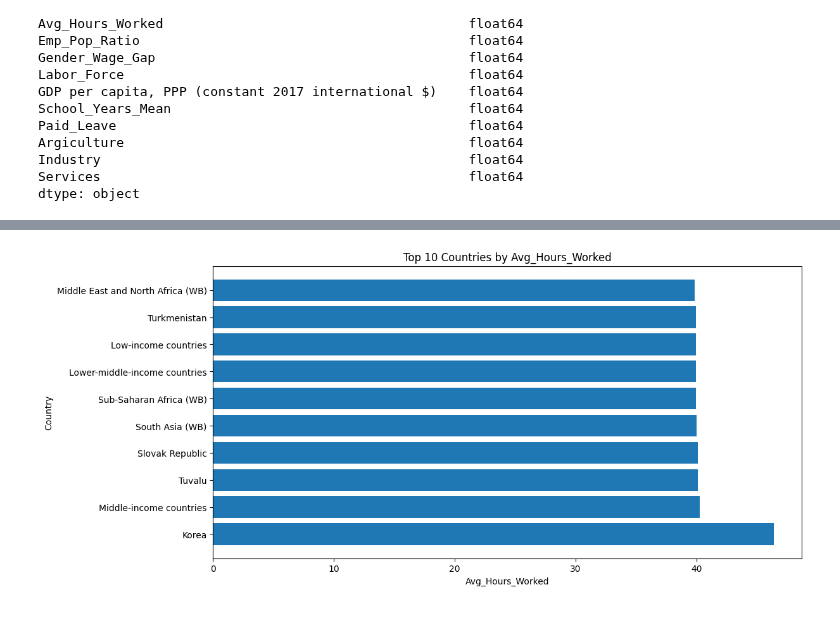
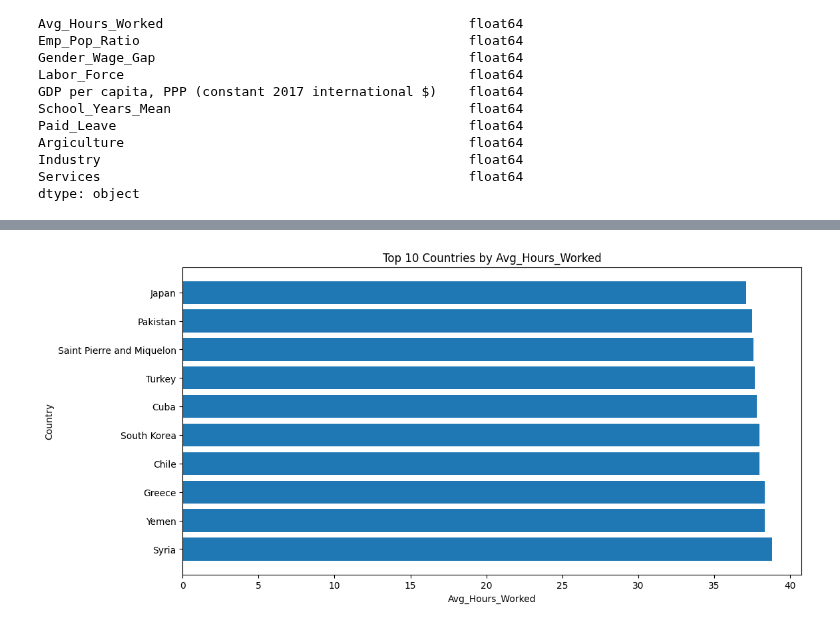
Before and after one commit to raishamaharrani/Project-3--Women-Wellbeing, a Jupyter notebook: professional_score.ipynb, the cells around one changed output, grey strips where cells are left out. Cells and saved outputs as stored; diff of their text form; code cells hidden in the pictures.

Commit message:
Null Values Imputed

```diff
--- a/professional_score.ipynb
+++ b/professional_score.ipynb
@@ -115,3 +135,5 @@ duplicates = merged_df.duplicated().sum()
 print(f"Number of duplicates: {duplicates}")
 # %% [output]
 Number of duplicates: 0
+# %%
+filtered_df = merged_df[merged_df['Code'].str.len()<=3]
@@ -186,12 +228,12 @@ from sklearn.preprocessing import OneHotEncoder
 
 # Impute null values in numerical columns using KNNImputer
 imputer_num = KNNImputer(n_neighbors=5)
-imputed_num_data = imputer_num.fit_transform(merged_df[numerical_cols])
+imputed_num_data = imputer_num.fit_transform(filtered_df[numerical_cols])
 
 # One-Hot Encode categorical columns
-ohe = OneHotEncoder(handle_unknown='ignore')
-encoded_array = ohe.fit_transform(merged_df[categorical_cols])
-encoded_df = pd.DataFrame(encoded_array.toarray(), columns=ohe.get_feature_names_out(categorical_cols))
+#ohe = OneHotEncoder(handle_unknown='ignore')
+#encoded_array = ohe.fit_transform(filtered_df[categorical_cols])
+#encoded_df = pd.DataFrame(encoded_array.toarray(), columns=ohe.get_feature_names_out(categorical_cols))
 
 # Concatenate imputed numerical columns with one-hot encoded categorical columns
-df_encoded = pd.concat([pd.DataFrame(imputed_num_data, columns=numerical_cols), encoded_df], axis=1)
+#df_encoded = pd.concat([pd.DataFrame(imputed_num_data, columns=numerical_cols), encoded_df], axis=1)
@@ -198,16 +260,17 @@ df_encoded = pd.concat([pd.DataFrame(imputed_num_data, columns=numerical_cols),
 # %%
-# Impute null values in numerical columns using KNNImputer
-from sklearn.impute import KNNImputer
-imputer_num = KNNImputer(n_neighbors=5)
-
 # Check for null values before imputation
 print("Null values before imputation:")
-print(merged_df[numerical_cols].isnull().sum())
+print(filtered_df[numerical_cols].isnull().sum())
 
-imputed_num_data = imputer_num.fit_transform(merged_df[numerical_cols])
+#imputed_num_data = imputer_num.fit_transform(filtered_df[numerical_cols])
 
 # Check imputed data for null values
 imputed_num_df = pd.DataFrame(imputed_num_data, columns=numerical_cols)
+imputed_num_df.reset_index(inplace=True, drop=True)
+cat_df= filtered_df[categorical_cols]
+cat_df.reset_index(inplace=True, drop=True)
+
+print(cat_df.isnull().sum())
 print("Null values after imputation:")
 print(imputed_num_df.isnull().sum())
 # %% [output]
@@ -233,0 +294,5 @@ merged_df[numerical_cols] = imputed_num_df
+# %%
+# concatenate the imputed numerical columns with the original categorical columns
+# pd.DataFrame(imputed_num_data, columns=numerical_cols)
+imputed_df = pd.concat([imputed_num_df, cat_df], axis=1)
+#imputed_df[categorical_cols] = imputed_df[categorical_cols].astype('category')
@@ -234,17 +332,17 @@ merged_df[numerical_cols] = imputed_num_df
 # %%
 # Get the top 10 countries by Average Hours Worked
-top_countries = merged_df.groupby('Entity')['Avg_Hours_Worked'].mean().reset_index()
+top_countries = imputed_df.groupby('Entity')['Avg_Hours_Worked'].mean().reset_index()
 top_countries = top_countries.nlargest(10, 'Avg_Hours_Worked')
 
 # Plot the data
 plt.figure(figsize=(12, 6))
 plt.barh(top_countries['Entity'], top_countries['Avg_Hours_Worked'])
 plt.title("Top 10 Countries by Avg_Hours_Worked")
 plt.xlabel("Avg_Hours_Worked")
 plt.ylabel("Country")
 plt.show()
 # %% [output]
-[figure, old version]
+[figure, new version]
 # %%
 # Get the top 10 countries by Emp_Pop_Ratio
 top_countries = merged_df.groupby('Entity')['Emp_Pop_Ratio'].mean().reset_index()
```
Also changed, not shown: parts of 25 cells of this notebook.
